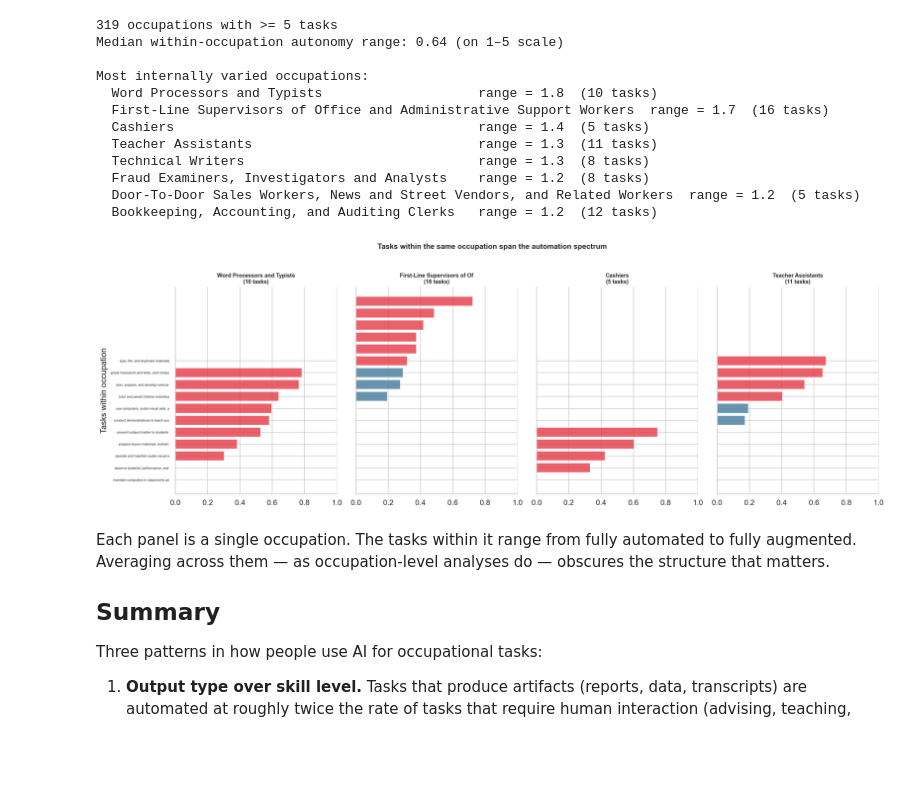
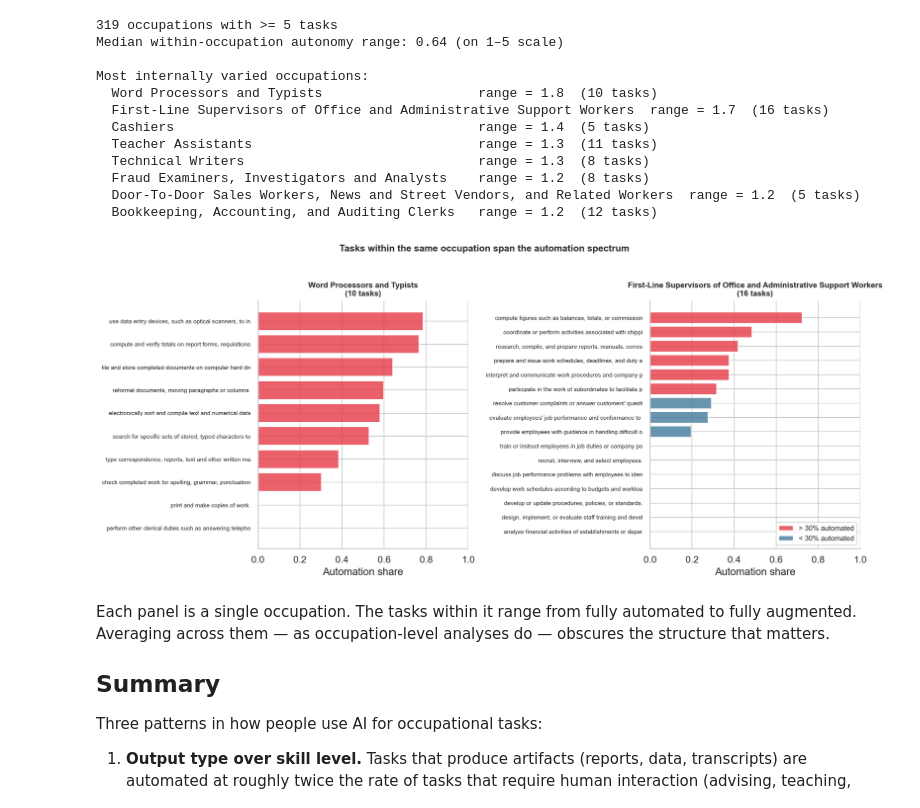
Before and after one commit to alvinekelund/what-predicts-ai-automation, a Jupyter notebook: notebooks/03_task_level_analysis.ipynb, the cells around one changed output. Drawn from its saved outputs; the diff is of its cells as text; code cells hidden in the pictures; blank space fills up the shorter version.

```diff
--- a/notebooks/03_task_level_analysis.ipynb
+++ b/notebooks/03_task_level_analysis.ipynb
@@ -110,33 +110,40 @@ Most internally varied occupations:
   Door-To-Door Sales Workers, News and Street Vendors, and Related Workers  range = 1.2  (5 tasks)
   Bookkeeping, Accounting, and Auditing Clerks   range = 1.2  (12 tasks)
 # %%
-# Show 4 occupations with their task-level variation
-cases = het.head(4)
+# Show 2 occupations side by side — large enough to read task labels
+cases = het.head(2)
 
-fig, axes = plt.subplots(1, 4, figsize=(18, 6), sharey=True)
+fig, axes = plt.subplots(1, 2, figsize=(14, 6))
 
 for ax, (_, occ) in zip(axes, cases.iterrows()):
     occ_tasks = tasks[tasks['soc_code'] == occ['soc_code']].drop_duplicates(subset='task_name')
     occ_tasks = occ_tasks.sort_values('automation_share')
-    labels = [t[:35] for t in occ_tasks['task_name']]
+    # Truncate but keep enough to be meaningful
+    labels = [t[:55] for t in occ_tasks['task_name']]
     auto = occ_tasks['automation_share'].values
     colors = ['#E63946' if a > 0.3 else '#457B9D' for a in auto]
     ax.barh(range(len(auto)), auto, color=colors, alpha=0.8)
     ax.set_yticks(range(len(auto)))
-    ax.set_yticklabels(labels, fontsize=5.5)
+    ax.set_yticklabels(labels, fontsize=7.5)
     ax.set_xlim(0, 1)
+    ax.set_xlabel('Automation share')
     title = occ['title'] if pd.notna(occ['title']) else occ['soc_code']
-    ax.set_title(f'{title[:28]}\n({occ["n_tasks"]:.0f} tasks)', fontsize=9, fontweight='bold')
+    ax.set_title(f'{title}\n({occ["n_tasks"]:.0f} tasks)', fontsize=10, fontweight='bold')
 
-axes[0].set_ylabel('Tasks within occupation')
+# Add legend
+from matplotlib.patches import Patch
+legend_elements = [Patch(facecolor='#E63946', alpha=0.8, label='> 30% automated'),
+                   Patch(facecolor='#457B9D', alpha=0.8, label='< 30% automated')]
+axes[1].legend(handles=legend_elements, loc='lower right', fontsize=9)
+
 plt.suptitle('Tasks within the same occupation span the automation spectrum',
              fontsize=12, fontweight='bold', y=1.02)
 sns.despine()
 plt.tight_layout()
 plt.savefig('../figures/06_within_occupation.png', bbox_inches='tight')
 plt.show()
 # %% [output]
-[figure, old version]
+[figure, new version]
 # %% [markdown]
 Each panel is a single occupation. The tasks within it range from fully automated to fully augmented. Averaging across them — as occupation-level analyses do — obscures the structure that matters.
 
```
Also changed, not shown: 3 other files.
